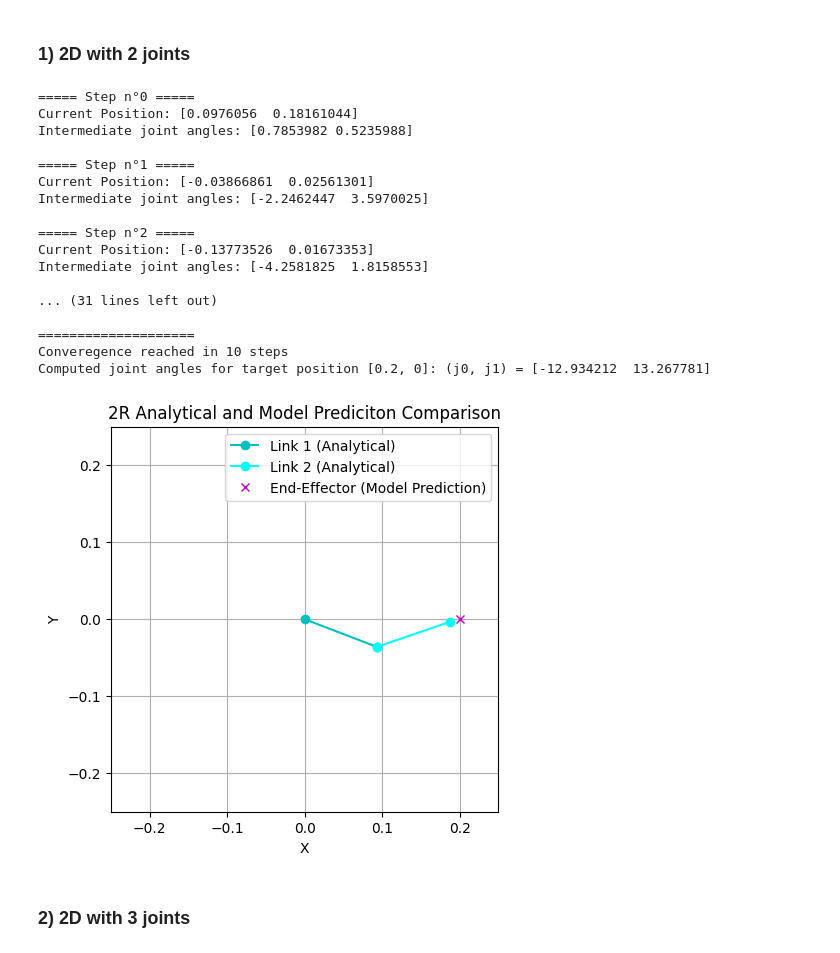
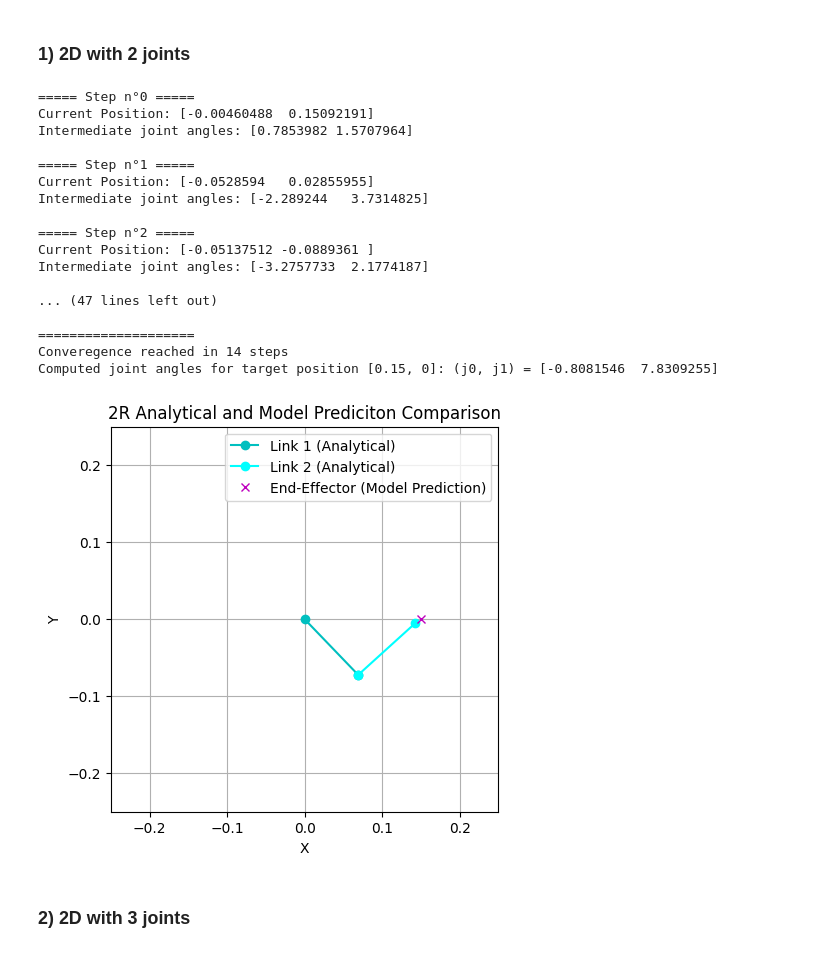
Before and after one commit to Mowibox/Mujoco-ML, a Jupyter notebook: mujoco_ml.ipynb, the cells around one changed output. Cells and saved outputs as stored; diff of their text form; code cells hidden in the pictures.

```diff
--- a/mujoco_ml.ipynb
+++ b/mujoco_ml.ipynb
@@ -934,32 +934,32 @@ def IK_Newton_Raphson(target_pos, initial_theta, model, max_iters=100, tolerance
 # %% [markdown]
 ### 1) 2D with 2 joints
 # %%
-target_position = [0.2, 0]
-initial_guess = [np.pi/4, np.pi/6]
+target_position = [0.15, 0]
+initial_guess = [np.pi/4, np.pi/2]
 
 theta_solution = IK_Newton_Raphson(target_position, initial_guess, model_2R)
 
 result_model = FK(model_2R, theta_solution)
 dispFK_2R(result_model, theta_solution)
 # %% [output]
 ===== Step n°0 =====
-Current Position: [0.0976056  0.18161044]
-Intermediate joint angles: [0.7853982 0.5235988]
+Current Position: [-0.00460488  0.15092191]
+Intermediate joint angles: [0.7853982 1.5707964]
 
 ===== Step n°1 =====
-Current Position: [-0.03866861  0.02561301]
-Intermediate joint angles: [-2.2462447  3.5970025]
+Current Position: [-0.0528594   0.02855955]
+Intermediate joint angles: [-2.289244   3.7314825]
 
 ===== Step n°2 =====
-Current Position: [-0.13773526  0.01673353]
-Intermediate joint angles: [-4.2581825  1.8158553]
+Current Position: [-0.05137512 -0.0889361 ]
+Intermediate joint angles: [-3.2757733  2.1774187]
 
-... (31 lines left out)
+... (47 lines left out)
 
 ====================
-Converegence reached in 10 steps
-Computed joint angles for target position [0.2, 0]: (j0, j1) = [-12.934212  13.267781]
+Converegence reached in 14 steps
+Computed joint angles for target position [0.15, 0]: (j0, j1) = [-0.8081546  7.8309255]
-[figure, old version]
+[figure, new version]
 # %% [markdown]
 ### 2) 2D with 3 joints
 # %%
```
Also changed, not shown: parts of 6 cells of this notebook.
